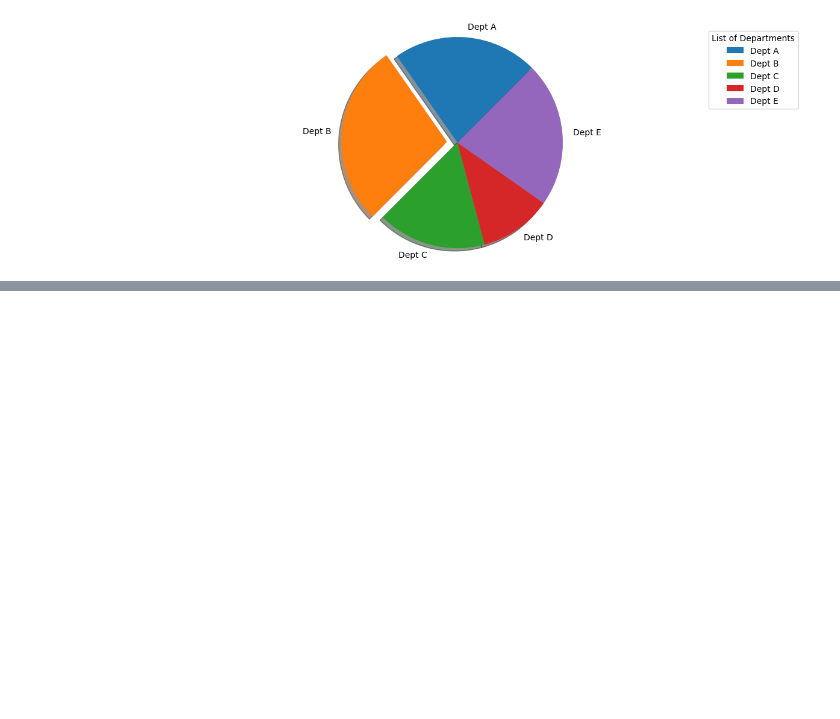
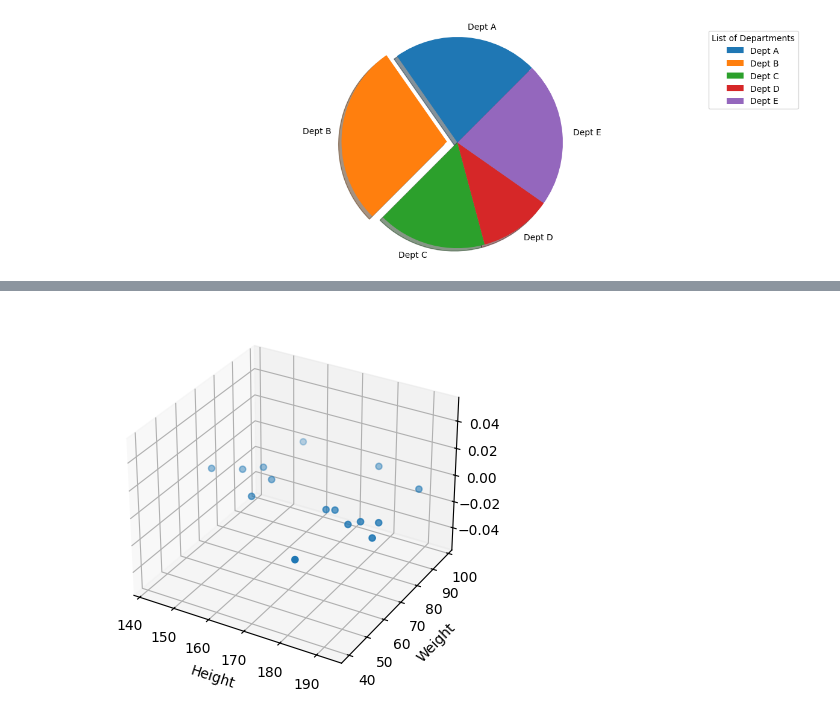
Before and after one commit to gr8bipin/python_basics_finance, a Jupyter notebook: matplotlib_for_python.ipynb, the cells around one changed output, grey strips where cells are left out. Cells and saved outputs as stored; diff of their text form; code cells hidden in the pictures; blank space fills up the shorter version.

```diff
--- a/matplotlib_for_python.ipynb
+++ b/matplotlib_for_python.ipynb
@@ -474,0 +515,8 @@ plt.show()
+# %%
+ax = plt.axes(projection = '3d')
+ax.scatter3D(height, weight)
+ax.set_xlabel('Height')
+ax.set_ylabel('Weight')
+plt.show()
+# %% [output]
+[figure, added]
```
Also changed, not shown: parts of 8 cells of this notebook.
